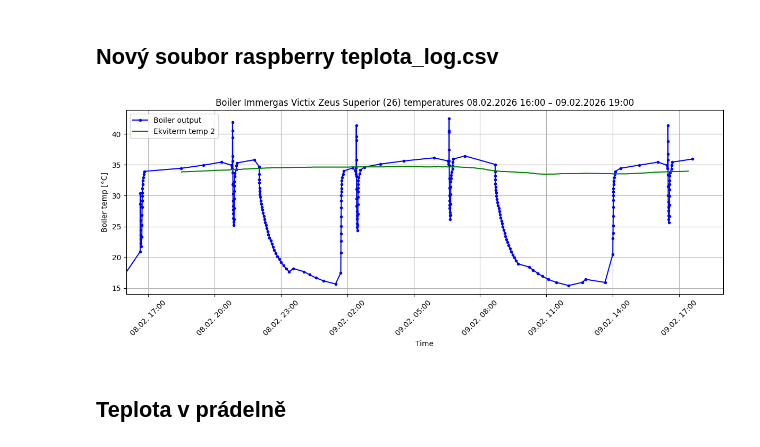
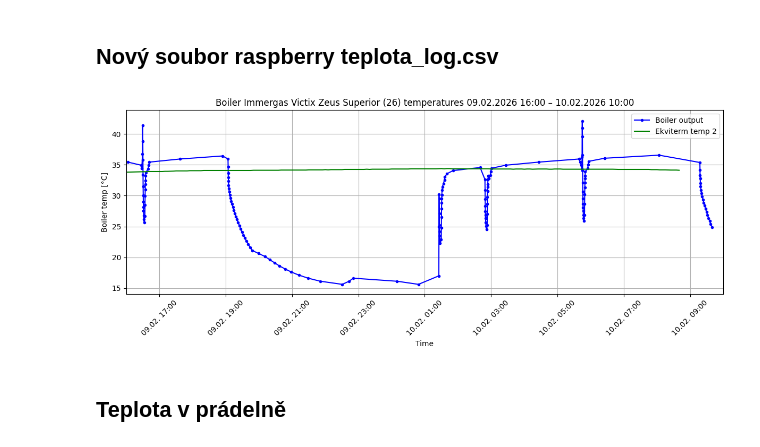
Before and after one commit to MarekCoderslab/Teploty_kotle, a Jupyter notebook: Teplota_kotle.ipynb, the cells around one changed output. Cells and saved outputs as stored; diff of their text form; code cells hidden in the pictures.

```diff
--- a/Teplota_kotle.ipynb
+++ b/Teplota_kotle.ipynb
@@ -254,38 +266,38 @@ import matplotlib.dates as mdates
 import pandas as pd
 
 # --- RUČNÍ NASTAVENÍ ČASOVÉHO OKNA ---
-start_time = pd.Timestamp("2026-02-08 16:00:00")
-end_time   = pd.Timestamp("2026-02-09 19:00:00")
+start_time = pd.Timestamp("2026-02-09 16:00:00")
+end_time   = pd.Timestamp("2026-02-10 10:00:00")
 
 plt.figure(figsize=(12,5))
 ax = plt.gca()
 
 # Kotel
 ax.plot(df["Time"], df["Value"], marker=".", color="blue", label="Boiler output")
 
 # Netatmo – původní křivka
 # ax.plot(df_netatmo["time_local"], df_netatmo["Boiler_water"], color="red", label="Ekviterm temp")
 # Netatmo – nová křivka (Boiler_water_2)
 ax.plot(df_netatmo["timestamp"], df_netatmo["Boiler_water_2"], color="green", label="Ekviterm temp 2")
 
 
 # --- APLIKACE ČASOVÉHO OKNA NA GRAF ---
 ax.set_xlim(start_time, end_time)
 
 # Formát osy X
 ax.xaxis.set_major_formatter(mdates.DateFormatter('%d.%m. %H:%M'))
 plt.xticks(rotation=45)
 
 plt.title(f"Boiler Immergas Victix Zeus Superior (26) temperatures {start_time:%d.%m.%Y %H:%M} – {end_time:%d.%m.%Y %H:%M}")
 
 ax.set_xlabel("Time")
 ax.set_ylabel("Boiler temp [°C]")
 plt.grid(True)
 plt.legend()
 plt.tight_layout()
 plt.show()
 # %% [output]
-[figure, old version]
+[figure, new version]
 # %% [markdown]
 ## Teplota v prádelně
 # %%
```
Also changed, not shown: parts of 9 cells of this notebook, 4 other files.
